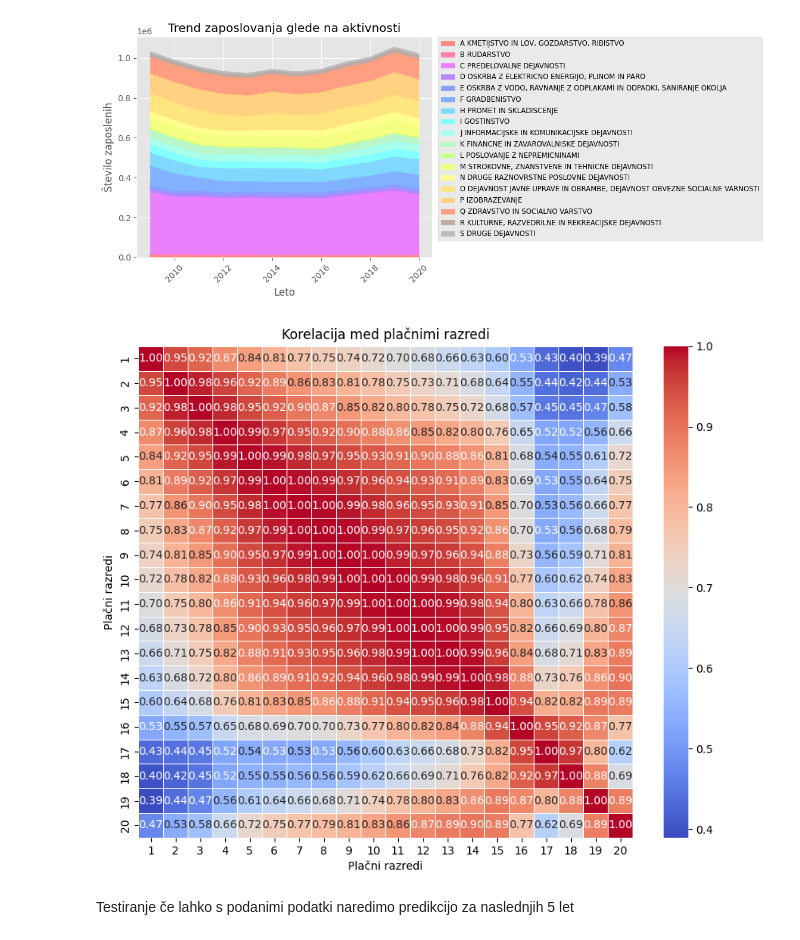
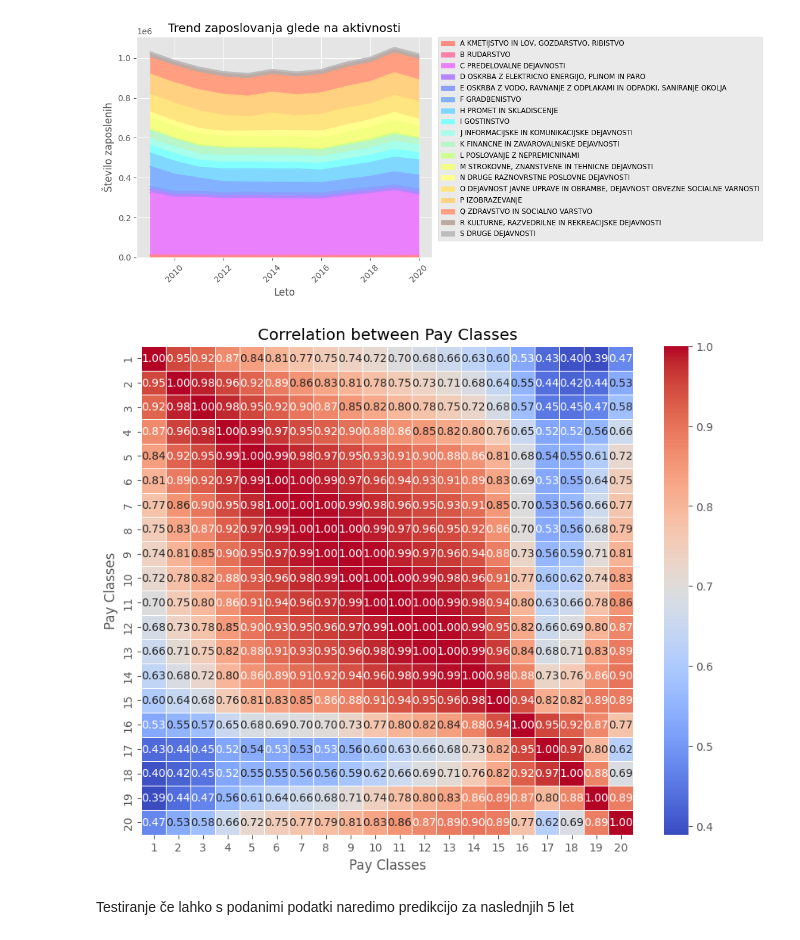
Before and after one commit to janljubic/PR22jlnfzkpmz, a Jupyter notebook: analiza/placa/placa.ipynb, the cells around one changed output. Saved outputs shown, nothing was run; the diff lists cells and outputs as text; code cells hidden in the pictures.

```diff
--- a/analiza/placa/placa.ipynb
+++ b/analiza/placa/placa.ipynb
@@ -223,21 +206,23 @@ plt.show()
 # %%
 import pandas as pd
 import seaborn as sns
 import matplotlib.pyplot as plt
 
+# Select the columns representing pay classes
 pay_classes = neto_placa.iloc[:, 5:25]
 
+# Calculate the correlation matrix
 correlation_matrix = pay_classes.corr()
 
-
+# Generate the heatmap
 plt.figure(figsize=(10, 8))
 sns.heatmap(correlation_matrix, cmap='coolwarm', annot=True, fmt=".2f", linewidths=0.5)
-plt.title('Korelacija med plačnimi razredi')
-plt.xlabel('Plačni razredi')
-plt.ylabel('Plačni razredi')
+plt.title('Correlation between Pay Classes')
+plt.xlabel('Pay Classes')
+plt.ylabel('Pay Classes')
 plt.show()
 # %% [output]
-[figure, old version]
+[figure, new version]
 # %% [markdown]
 Testiranje če lahko s podanimi podatki naredimo predikcijo za naslednjih 5 let
 # %%
```
Also changed, not shown: parts of 3 cells of this notebook, 1 other file.
